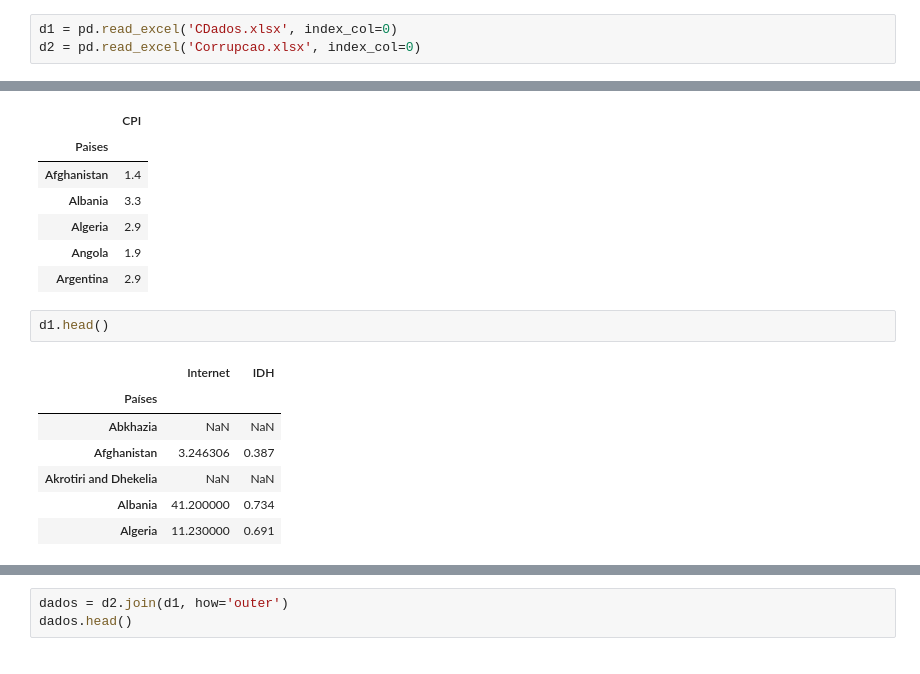
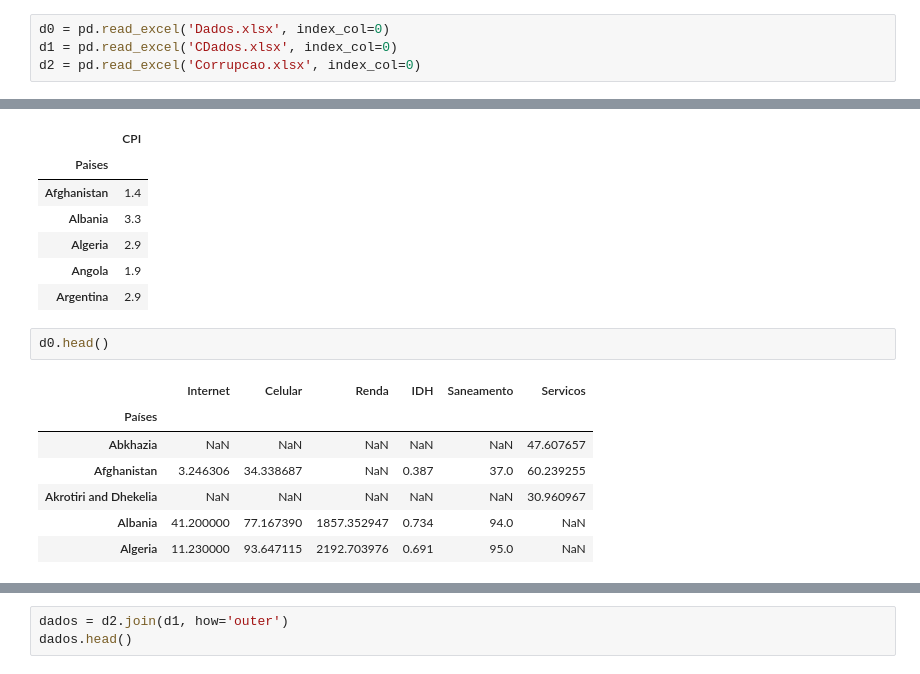
Before and after one commit to decoejz/CDP3, a Jupyter notebook: Projeto 3.ipynb, the cells around one changed output, grey strips where cells are left out. Saved outputs shown, nothing was run; the diff lists cells and outputs as text.

```diff
--- a/Projeto 3.ipynb
+++ b/Projeto 3.ipynb
@@ -25,6 +25,7 @@ print(os.getcwd())
 Esperamos trabalhar no diretório
 /Users/AndreEjz/Desktop/CDP3
 # %%
+d0 = pd.read_excel('Dados.xlsx', index_col=0)
 d1 = pd.read_excel('CDados.xlsx', index_col=0)
 d2 = pd.read_excel('Corrupcao.xlsx', index_col=0)
 # %%
@@ -38,12 +39,12 @@ d2.head()
 | Angola | 1.9 |
 | Argentina | 2.9 |
 # %%
-d1.head()
+d0.head()
 # %% [output]
-|  | Internet | IDH |
-| Países |  |  |
-| Abkhazia | NaN | NaN |
-| Afghanistan | 3.246306 | 0.387 |
-| Akrotiri and Dhekelia | NaN | NaN |
-| Albania | 41.200000 | 0.734 |
-| Algeria | 11.230000 | 0.691 |
+|  | Internet | Celular | Renda | IDH | Saneamento | Servicos |
+| Países |  |  |  |  |  |  |
+| Abkhazia | NaN | NaN | NaN | NaN | NaN | 47.607657 |
+| Afghanistan | 3.246306 | 34.338687 | NaN | 0.387 | 37.0 | 60.239255 |
+| Akrotiri and Dhekelia | NaN | NaN | NaN | NaN | NaN | 30.960967 |
+| Albania | 41.200000 | 77.167390 | 1857.352947 | 0.734 | 94.0 | NaN |
+| Algeria | 11.230000 | 93.647115 | 2192.703976 | 0.691 | 95.0 | NaN |
```
Also changed, not shown: parts of 17 cells of this notebook.
